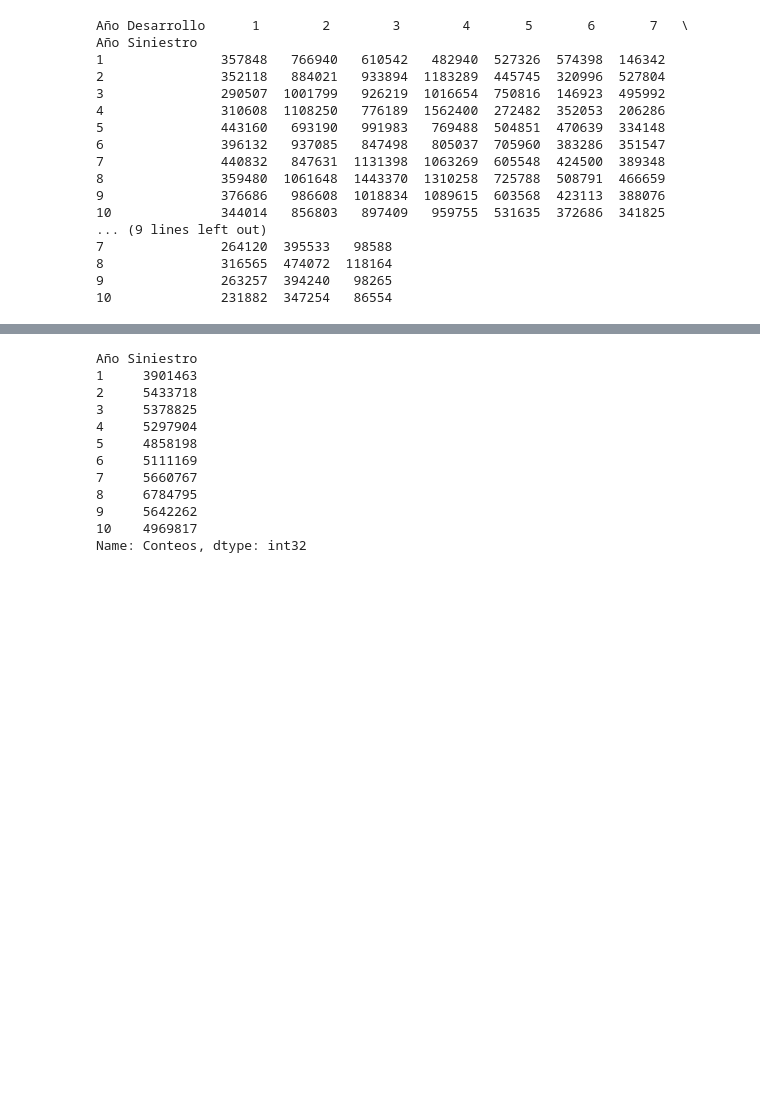
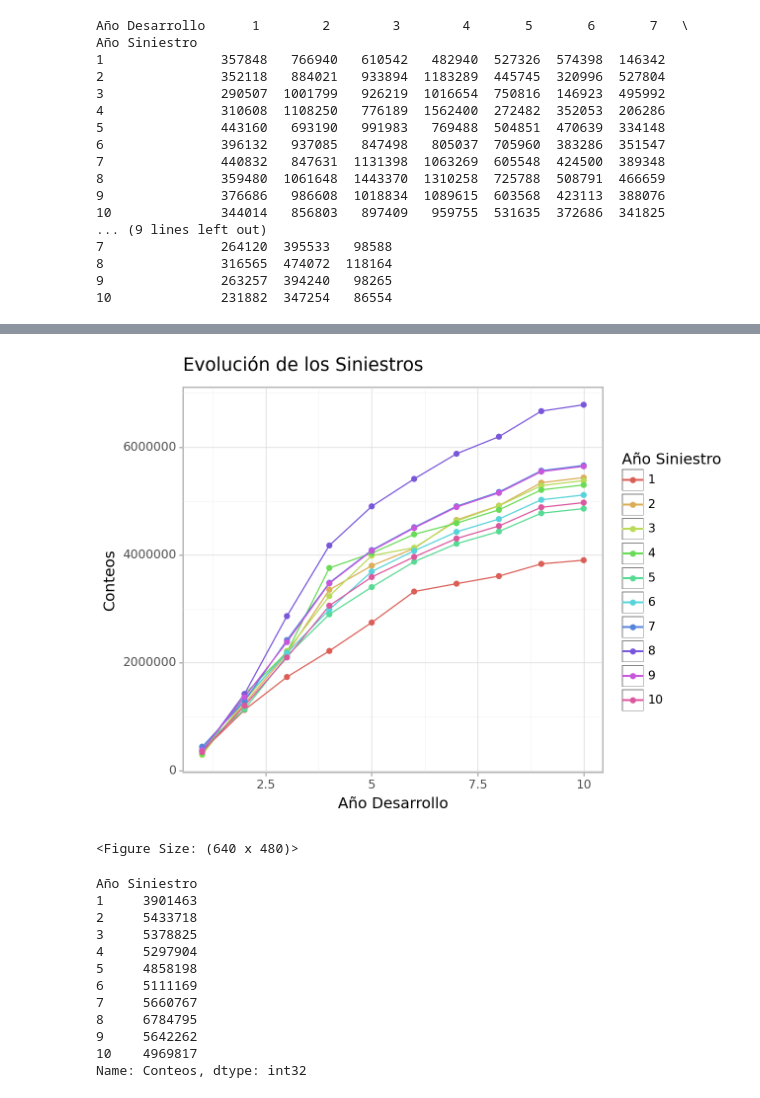
Before and after one commit to Samuel-col/IBNR-python, a Jupyter notebook: README.ipynb, the cells around one changed output, grey strips where cells are left out. Drawn from its saved outputs; the diff is of its cells as text; code cells hidden in the pictures; blank space fills up the shorter version.

```diff
--- a/README.ipynb
+++ b/README.ipynb
@@ -150,3 +176,8 @@ Año Siniestro
+# %%
+tr.fill().acumular(limpiar_tri_inferior=False).line_plot(solo_observado=False)
+# %% [output]
+[figure, added]
+<Figure Size: (640 x 480)>
 # %%
 # Calcular estimación del total por año de desarrollo
 tr.totales_año_siniestro()
```
Also changed, not shown: parts of 8 cells of this notebook, 1 other file.
